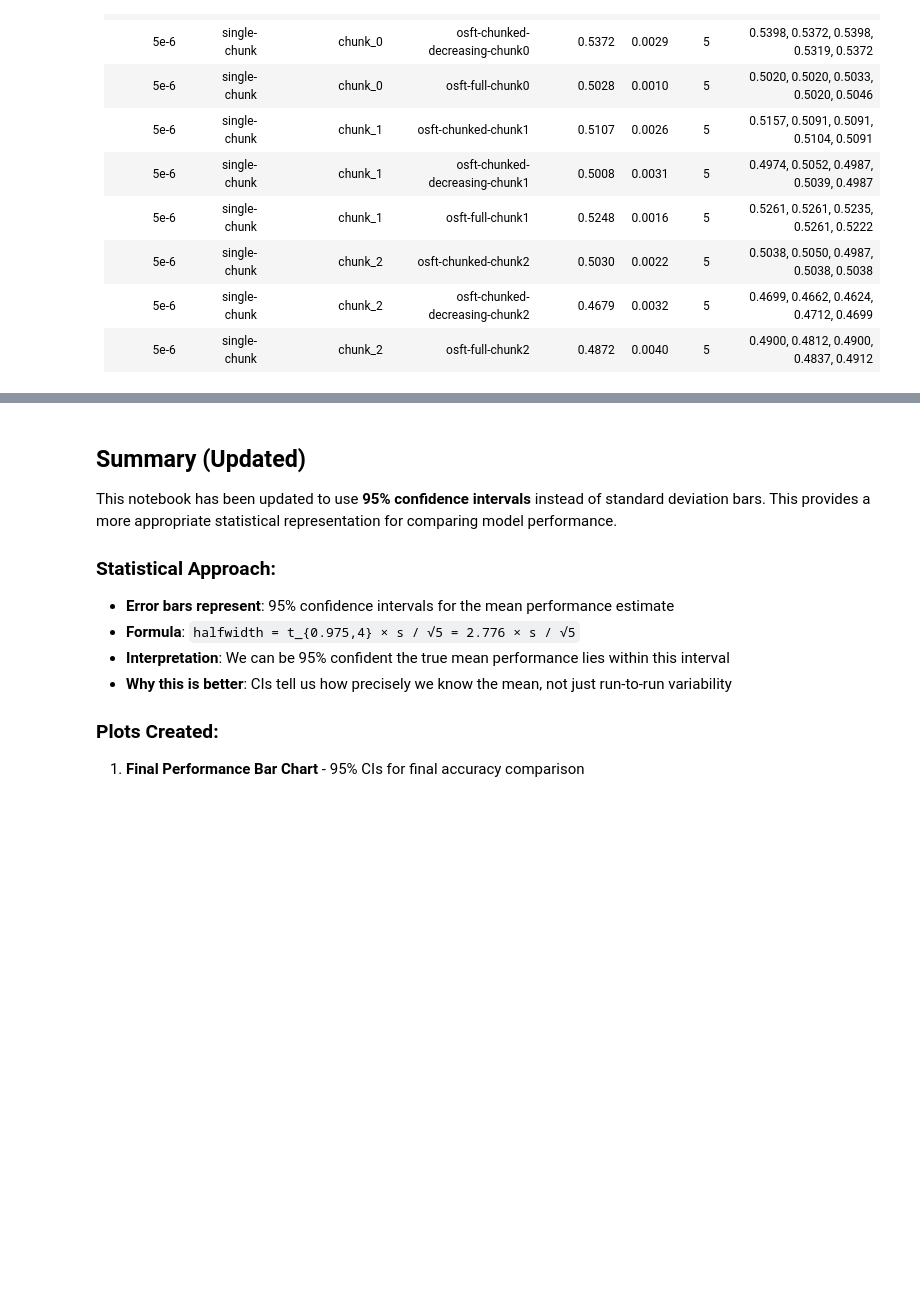
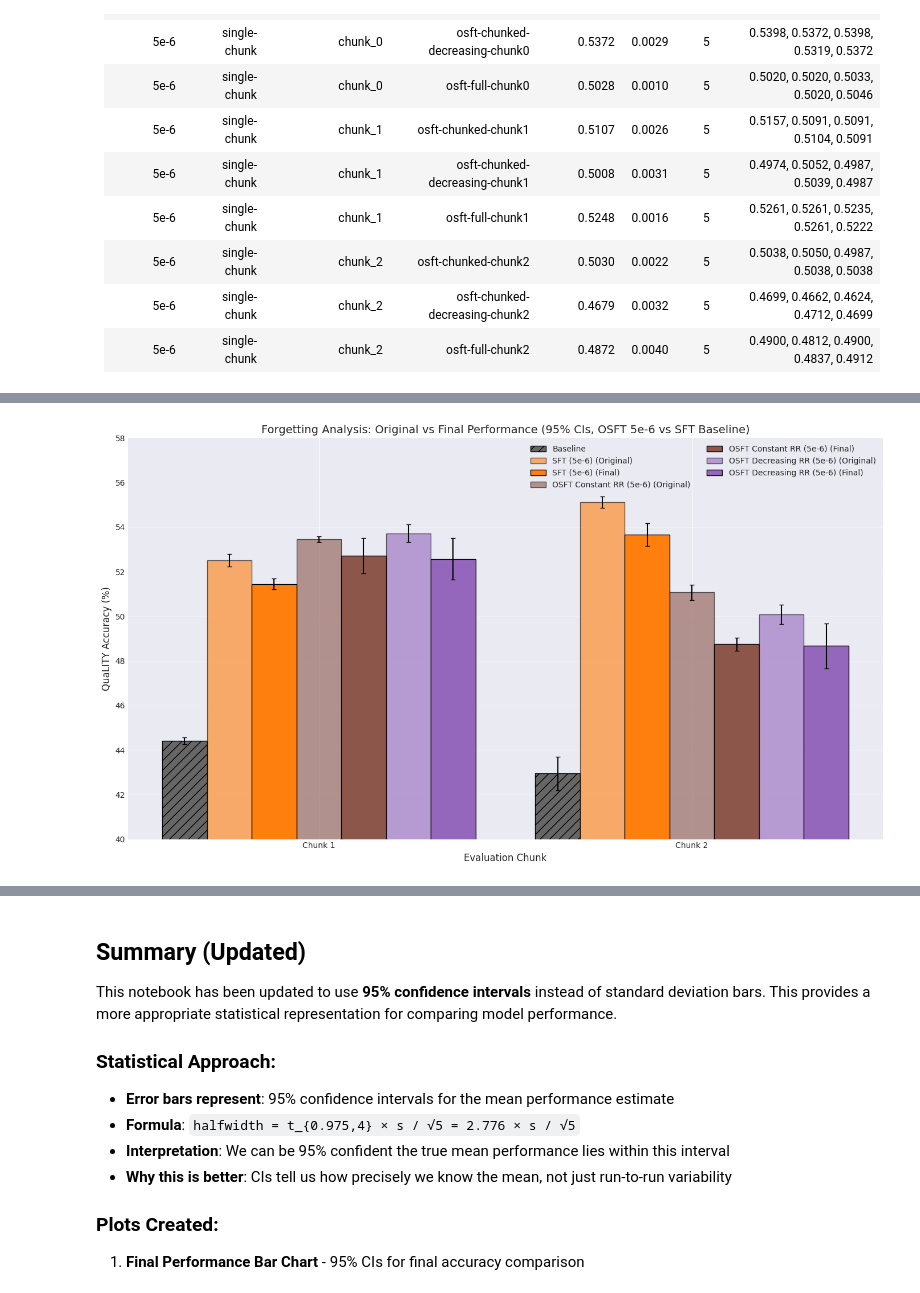
Before and after one commit to RobotSail/training_hub, a Jupyter notebook: examples/scripts/quality_plots_with_variance.ipynb, the cells around one changed output, grey strips where cells are left out. Saved outputs shown, nothing was run; the diff lists cells and outputs as text; code cells hidden in the pictures; blank space fills up the shorter version.

```diff
--- a/examples/scripts/quality_plots_with_variance.ipynb
+++ b/examples/scripts/quality_plots_with_variance.ipynb
@@ -1267,0 +1317,79 @@ All error bars will use 95% confidence intervals for the mean (t-distribution, n
+# %%
+# Plot 6b (UPDATED): Forgetting Analysis - 5e-6 Learning Rate with 95% CIs
+fig, ax = plt.subplots(figsize=(14, 8))
+
+# Methods for 5e-6 plot (include SFT baselines from 2e-5 for comparison)
+methods_5e6 = [
+
+    ('sft-chunked', 'sft-chunked', 'SFT (5e-6)', '#ff7f0e', '5e-6'),  # SFT baseline
+    ('osft-chunked', 'osft-chunked', 'OSFT Constant RR (5e-6)', '#8c564b', '5e-6'),
+    ('osft-chunked-decreasing', 'osft-chunked-decreasing', 'OSFT Decreasing RR (5e-6)', '#9467bd', '5e-6'),
+]
+
+# Set up bar positions
+bar_width = 0.12
+n_methods = len(methods_5e6) + 1  # +1 for baseline
+n_scores = 2  # original and final (except baseline which has only 1)
+total_bars = len(methods_5e6) * 2 + 1  # methods have 2 bars each, baseline has 1
+x = np.arange(len(eval_chunks))
+
+# First, plot baseline as a reference (single bar, no original/final distinction)
+baseline_scores = []
+baseline_cis = []
+for chunk in eval_chunks:
+    baseline_exp = f'baseline-chunk{chunk}'
+
+    # Check for baseline data
+    filtered_baseline = df_with_forgetting[
+        (df_with_forgetting['dataset_type'] == 'single-chunk') &
+        (df_with_forgetting['experiment'] == baseline_exp)
+    ]
+
+    if len(filtered_baseline) > 0:
+        row = filtered_baseline.iloc[0]
+        baseline_mean = row['mean'] * 100
+        baseline_ci = row['ci_halfwidth'] * 100
+        print(f"Baseline chunk {chunk}: mean={baseline_mean:.2f}%, CI=±{baseline_ci:.2f}%")
+    else:
+        print(f"Warning: No baseline data found for {baseline_exp}")
+        baseline_mean = 0
+        baseline_ci = 0
+
+    baseline_scores.append(baseline_mean)
+    baseline_cis.append(baseline_ci)
+
+# Plot baseline bars (hatched pattern to distinguish)
+bar_index = 0
+bars_baseline = ax.bar(x + bar_index * bar_width - (total_bars-1)*bar_width/2,
+                      baseline_scores, bar_width, yerr=baseline_cis, capsize=3,
+                      label='Baseline', color='#666666', edgecolor='black', hatch='//')
+bar_index += 1
+
+# Plot bars for each method
+for method_base, experiment_name, label, color, lr in methods_5e6:
+    orig_scores, orig_cis, final_scores, final_cis = get_forgetting_data_with_ci(lr, method_base, experiment_name)
+
+    # Original scores (lighter shade)
+    bars_orig = ax.bar(x + bar_index * bar_width - (total_bars-1)*bar_width/2,
+                       orig_scores, bar_width, yerr=orig_cis, capsize=3,
+                       label=f'{label} (Original)', color=color, alpha=0.6, edgecolor='black')
+    bar_index += 1
+
+    # Final scores (darker shade)
+    bars_final = ax.bar(x + bar_index * bar_width - (total_bars-1)*bar_width/2,
+                        final_scores, bar_width, yerr=final_cis, capsize=3,
+                        label=f'{label} (Final)', color=color, alpha=1.0, edgecolor='black')
+    bar_index += 1
+
+ax.set_xlabel('Evaluation Chunk', fontsize=12)
+ax.set_ylabel('QuaLITY Accuracy (%)', fontsize=12)
+ax.set_title('Forgetting Analysis: Original vs Final Performance (95% CIs, OSFT 5e-6 vs SFT Baseline)', fontsize=14)
+ax.set_xticks(x)
+ax.set_xticklabels(chunk_labels)
+ax.legend(loc='upper right', ncol=2)
+ax.grid(axis='y', alpha=0.3)
+ax.set_ylim(40, 58)
+
+plt.tight_layout()
+plt.show()
+# %% [output]
@@ -1267,0 +1398 @@ All error bars will use 95% confidence intervals for the mean (t-distribution, n
+[figure, added]
```
Also changed, not shown: parts of 31 cells of this notebook.
